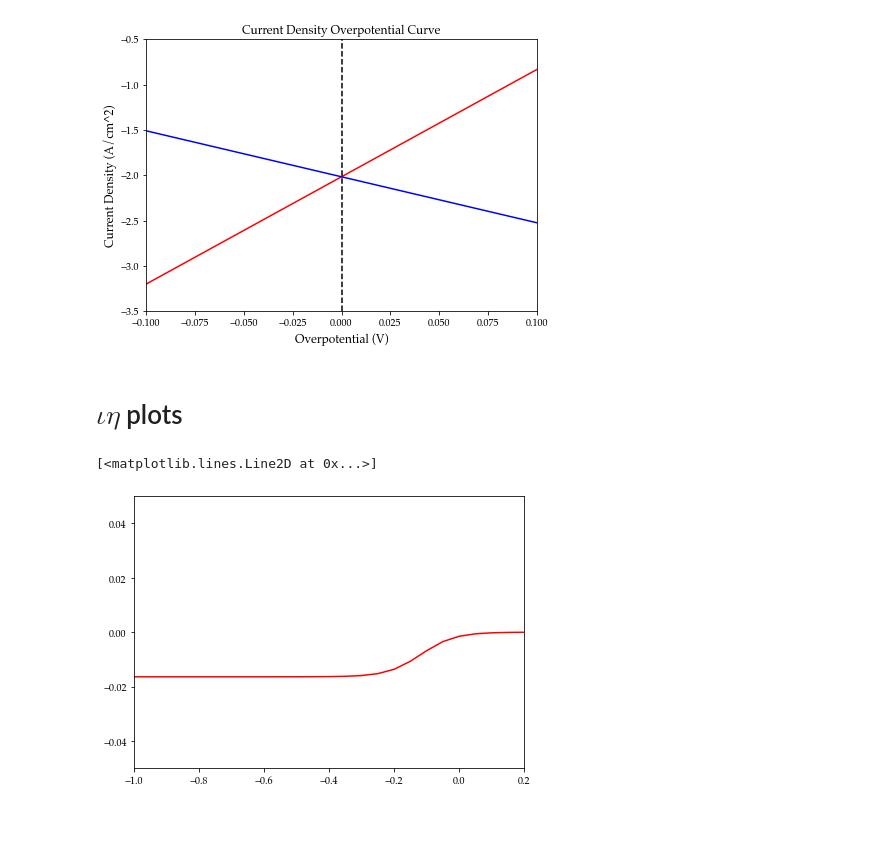
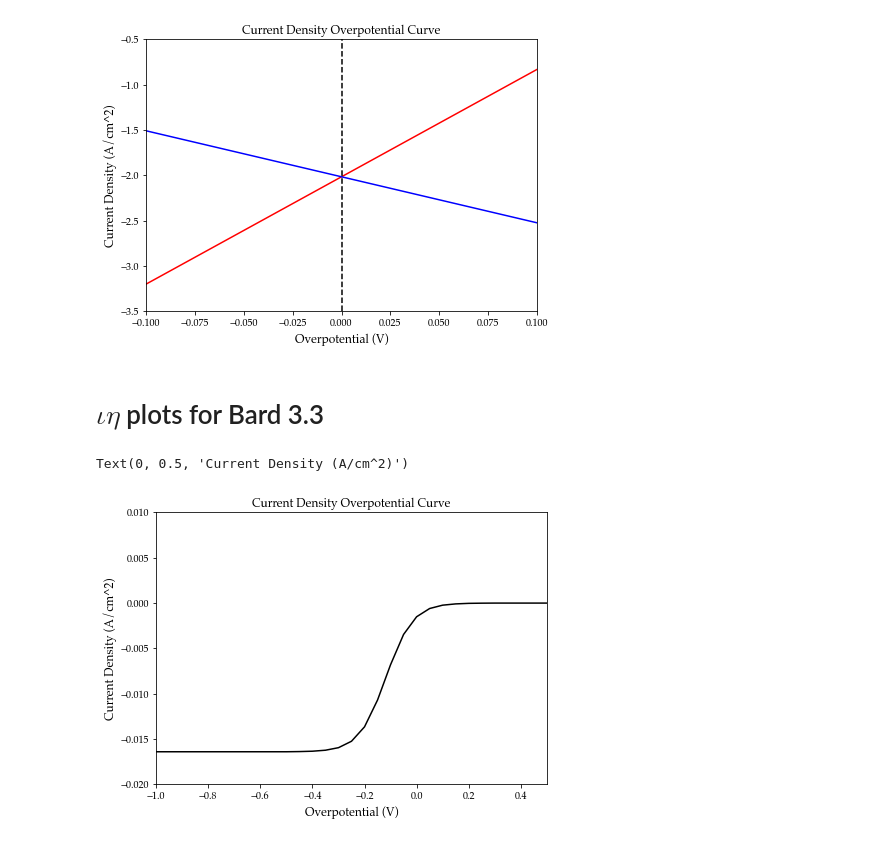
Before and after one commit to jmsieffer/ChemPhysicsMisc, a Jupyter notebook: ChemPhysicsMisc/MiscScienceScripts/ButlerVolmer.ipynb, the cells around one changed output. Saved outputs shown, nothing was run; the diff lists cells and outputs as text; code cells hidden in the pictures.

```diff
--- a/ChemPhysicsMisc/MiscScienceScripts/ButlerVolmer.ipynb
+++ b/ChemPhysicsMisc/MiscScienceScripts/ButlerVolmer.ipynb
@@ -107,7 +107,7 @@ plt.ylabel('Current Density (A/cm^2)', fontsize = '12')
 Text(0, 0.5, 'Current Density (A/cm^2)')
 [figure]
 # %% [markdown]
-# $\iota \eta$ plots
+# $\iota \eta$ plots for Bard 3.3
 # %%
 #Constants for 3.3
 A = 1
@@ -149,14 +149,27 @@ exp2set = exp2(df.Overpotential)
 df['exp2'] = exp1set
 CurrentBT = Current(df.Overpotential, ilc, ila)
 df['Current'] = CurrentBT
+logCurrent = np.log10(abs(df['Current']))
+df['logCurrent'] = logCurrent
 
-
-fig = plt.figure(figsize = (7,5))
-
-plt.xlim(-1,.2)
-plt.ylim(-0.05,.05)
-
-plt.plot(df.Overpotential,CurrentBT, color = 'red')
+df = df.round(5)
-# %% [output]
-[<matplotlib.lines.Line2D at 0x...>]
-[figure, removed]
+# %%
+#Plot Current vs Overpotential
+fig = plt.figure(figsize = (7,5))
+
+plt.xlim(-1,.5)
+plt.ylim(-0.02,.01)
+
+plt.plot(df.Overpotential,df.Current, color = 'black')
+
+#Font selection
+matplotlib.rcParams['font.serif'] = "Palatino"
+matplotlib.rcParams['font.family'] = "serif"
+
+#Plot Labeling
+plt.title('Current Density Overpotential Curve')
+plt.xlabel('Overpotential (V)', fontsize = '12')
+plt.ylabel('Current Density (A/cm^2)', fontsize = '12')
+# %% [output]
+Text(0, 0.5, 'Current Density (A/cm^2)')
+[figure, added]
```
Also changed, not shown: parts of 3 cells of this notebook.
